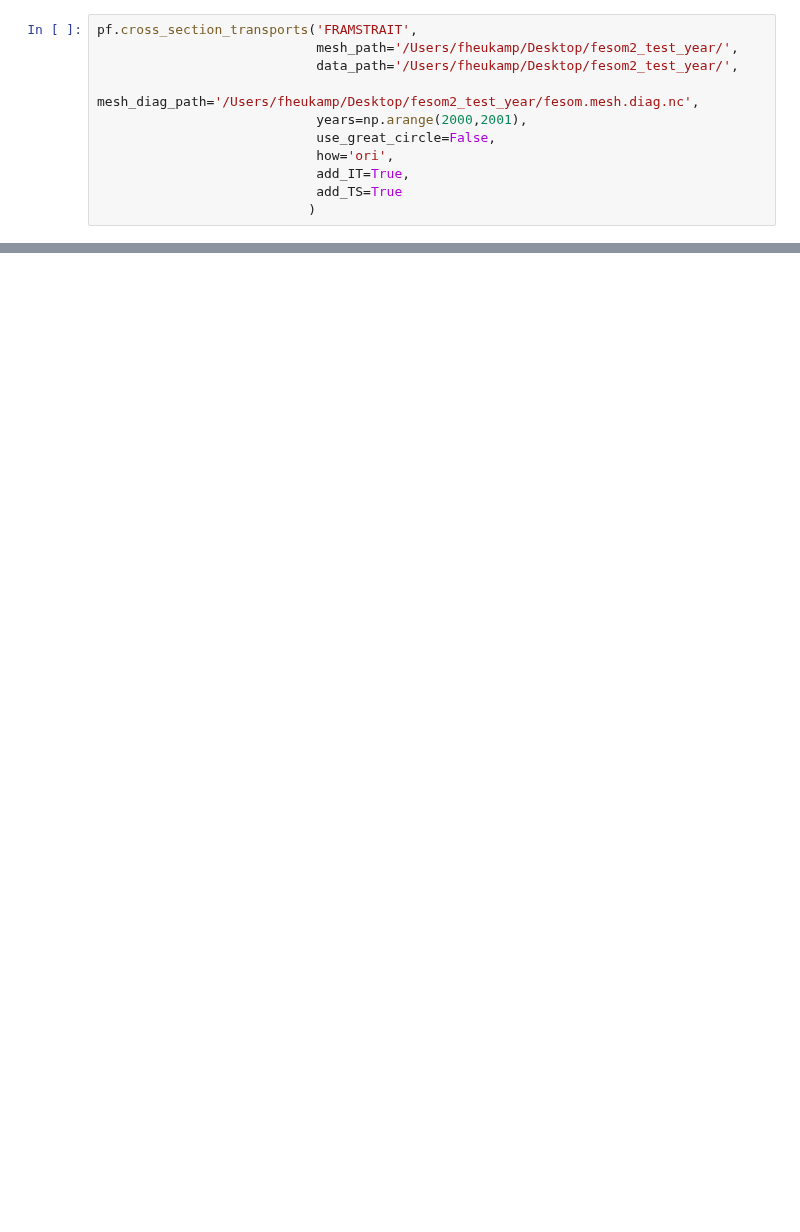
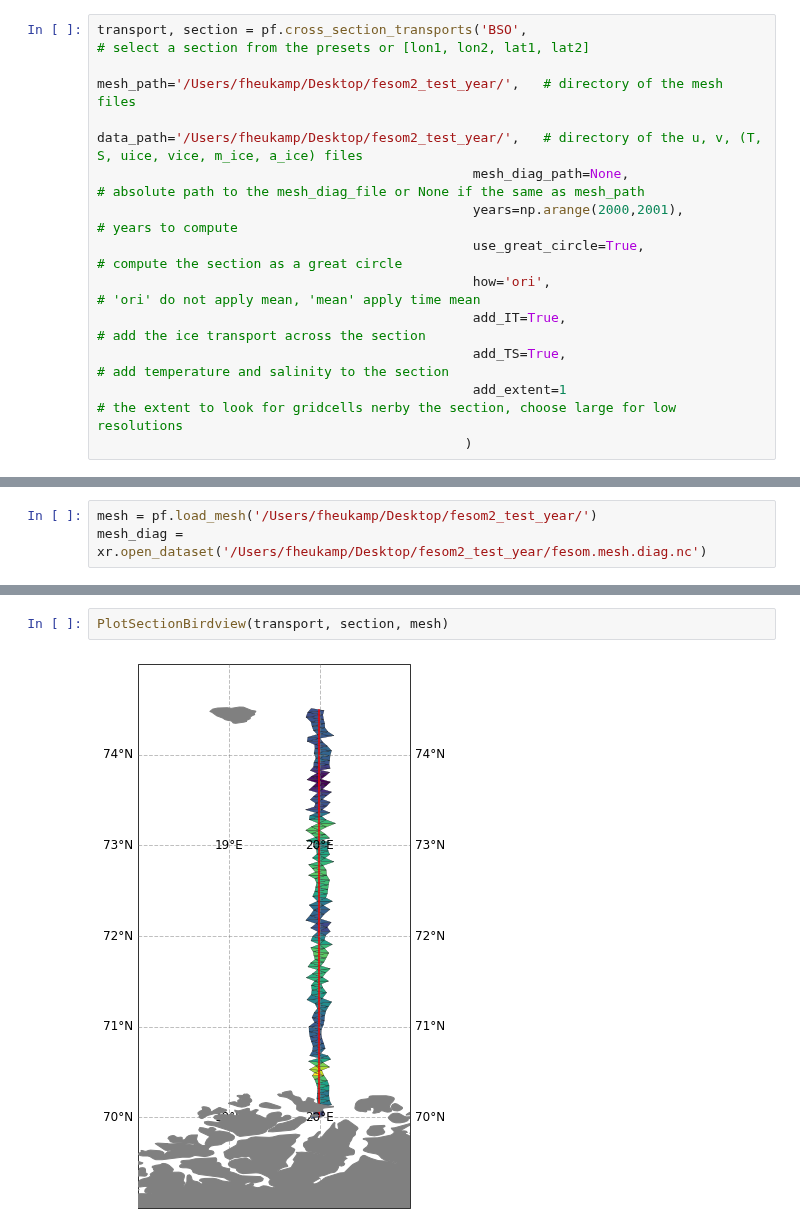
Before and after one commit to FESOM/pyfesom2, a Jupyter notebook: notebooks/transports.ipynb, the cells around one changed output, grey strips where cells are left out. Saved outputs shown, nothing was run; the diff lists cells and outputs as text; blank space fills up the shorter version.

Commit message:
Added introduction notebook to computing transports

```diff
--- a/notebooks/transports.ipynb
+++ b/notebooks/transports.ipynb
@@ -4,14 +19,15 @@ import numpy as np
 # %%
-pf.cross_section_transports('FRAMSTRAIT',
-                            mesh_path='/Users/fheukamp/Desktop/fesom2_test_year/',
-                            data_path='/Users/fheukamp/Desktop/fesom2_test_year/',
-                            mesh_diag_path='/Users/fheukamp/Desktop/fesom2_test_year/fesom.mesh.diag.nc',
-                            years=np.arange(2000,2001),
-                            use_great_circle=False,
-                            how='ori',
-                            add_IT=True,
-                            add_TS=True
-                           )
+transport, section = pf.cross_section_transports('BSO',                                                  # select a section from the presets or [lon1, lon2, lat1, lat2]
+                                                mesh_path='/Users/fheukamp/Desktop/fesom2_test_year/',   # directory of the mesh files
+                                                data_path='/Users/fheukamp/Desktop/fesom2_test_year/',   # directory of the u, v, (T, S, uice, vice, m_ice, a_ice) files
+                                                mesh_diag_path=None,                                     # absolute path to the mesh_diag_file or None if the same as mesh_path
+                                                years=np.arange(2000,2001),                              # years to compute
+                                                use_great_circle=True,                                   # compute the section as a great circle
+                                                how='ori',                                               # 'ori' do not apply mean, 'mean' apply time mean
+                                                add_IT=True,                                             # add the ice transport across the section
+                                                add_TS=True,                                             # add temperature and salinity to the section
+                                                add_extent=1                                             # the extent to look for gridcells nerby the section, choose large for low resolutions
+                                               )
 # %% [output]
 /Users/fheukamp/Desktop/fesom2_test_year/pickle_mesh_py3_fesom2
 The usepickle == True)
@@ -25,0 +214,3 @@ NameError: name 'pf' is not defined
+# %%
+mesh = pf.load_mesh('/Users/fheukamp/Desktop/fesom2_test_year/')
+mesh_diag = xr.open_dataset('/Users/fheukamp/Desktop/fesom2_test_year/fesom.mesh.diag.nc')
@@ -25,0 +224,4 @@ NameError: name 'pf' is not defined
+# %%
+PlotSectionBirdview(transport, section, mesh)
+# %% [output]
+[figure, added]
```
Also changed, not shown: parts of 32 cells of this notebook.
